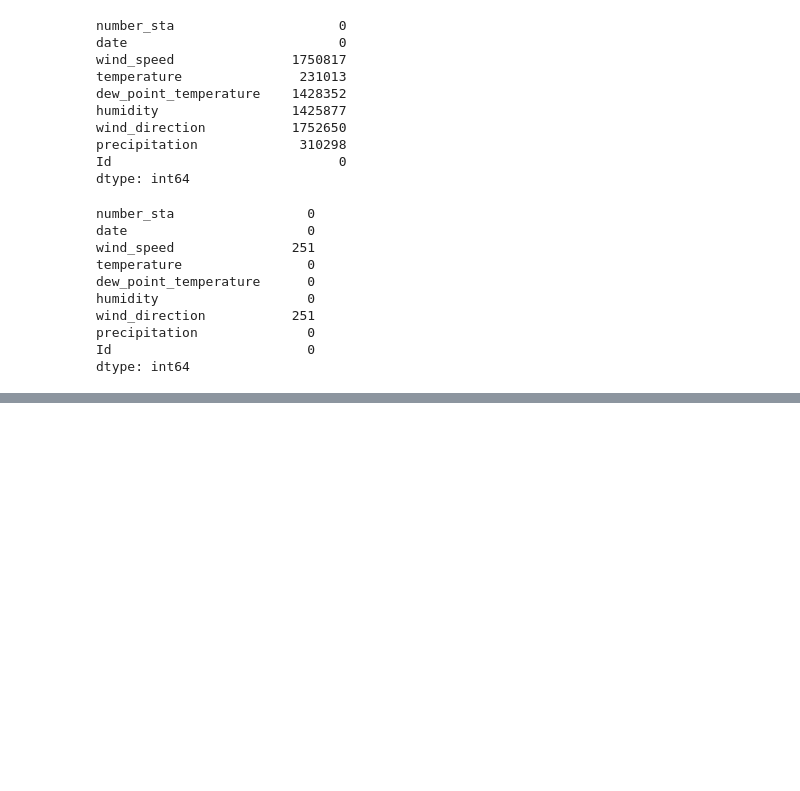
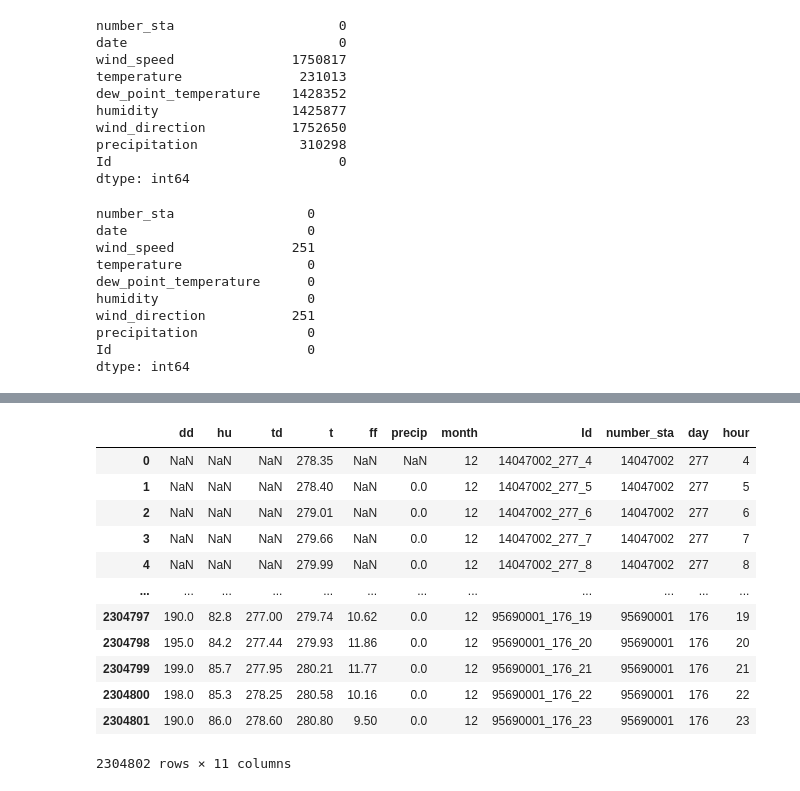
Before and after one commit to bgtyuh/defi-ia-2022, a Jupyter notebook: Fill the gap in data.ipynb, the cells around one changed output, grey strips where cells are left out. Saved outputs shown, nothing was run; the diff lists cells and outputs as text; code cells hidden in the pictures; blank space fills up the shorter version.

```diff
--- a/Fill the gap in data.ipynb
+++ b/Fill the gap in data.ipynb
@@ -267,10 +272,3 @@ We performed filling the gaps on `train` data, we will have to do the same on `t
-# %%
-df["Id"].astype(str)
-df["hour"]=0
-df["day"]=0
-df["number_sta"]=0
-for x in df.index:
-    z=np.array(df["Id"][x].split('_'))
-    df["hour"][x]=z[-1]
-    df["day"][x]=z[1]
-    df["number_sta"][x]=z[0]
+# %%
+X_test = pd.read_csv(path + 'X_station_test.csv')
+X_test
@@ -276,0 +289,22 @@ for x in df.index:
+# %%
+splitData = X_test['Id'].apply(lambda x: x.split('_'))
+split_df = pd.DataFrame(splitData.tolist(), columns=['number_sta', 'day', 'hour'])
+for col in ['number_sta', 'day', 'hour']:
+    X_test[col] = split_df[col]
+# X_test.drop('Id', axis = 1, inplace = True)
+X_test['number_sta'] = X_test['number_sta'].astype(int)
+X_test
+# %% [output]
+|  | dd | hu | td | t | ff | precip | month | Id | number_sta | day | hour |
+| 0 | NaN | NaN | NaN | 278.35 | NaN | NaN | 12 | 14047002_277_4 | 14047002 | 277 | 4 |
+| 1 | NaN | NaN | NaN | 278.40 | NaN | 0.0 | 12 | 14047002_277_5 | 14047002 | 277 | 5 |
+| 2 | NaN | NaN | NaN | 279.01 | NaN | 0.0 | 12 | 14047002_277_6 | 14047002 | 277 | 6 |
+| 3 | NaN | NaN | NaN | 279.66 | NaN | 0.0 | 12 | 14047002_277_7 | 14047002 | 277 | 7 |
+| 4 | NaN | NaN | NaN | 279.99 | NaN | 0.0 | 12 | 14047002_277_8 | 14047002 | 277 | 8 |
+| ... | ... | ... | ... | ... | ... | ... | ... | ... | ... | ... | ... |
+| 2304797 | 190.0 | 82.8 | 277.00 | 279.74 | 10.62 | 0.0 | 12 | 95690001_176_19 | 95690001 | 176 | 19 |
+| 2304798 | 195.0 | 84.2 | 277.44 | 279.93 | 11.86 | 0.0 | 12 | 95690001_176_20 | 95690001 | 176 | 20 |
+| 2304799 | 199.0 | 85.7 | 277.95 | 280.21 | 11.77 | 0.0 | 12 | 95690001_176_21 | 95690001 | 176 | 21 |
+| 2304800 | 198.0 | 85.3 | 278.25 | 280.58 | 10.16 | 0.0 | 12 | 95690001_176_22 | 95690001 | 176 | 22 |
+| 2304801 | 190.0 | 86.0 | 278.60 | 280.80 | 9.50 | 0.0 | 12 | 95690001_176_23 | 95690001 | 176 | 23 |
+2304802 rows × 11 columns
```
Also changed, not shown: parts of 10 cells of this notebook.
